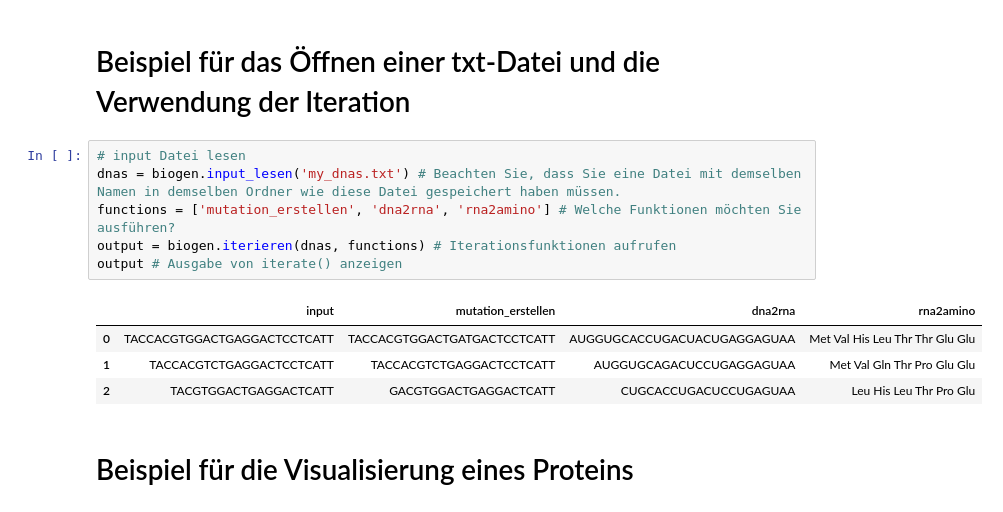
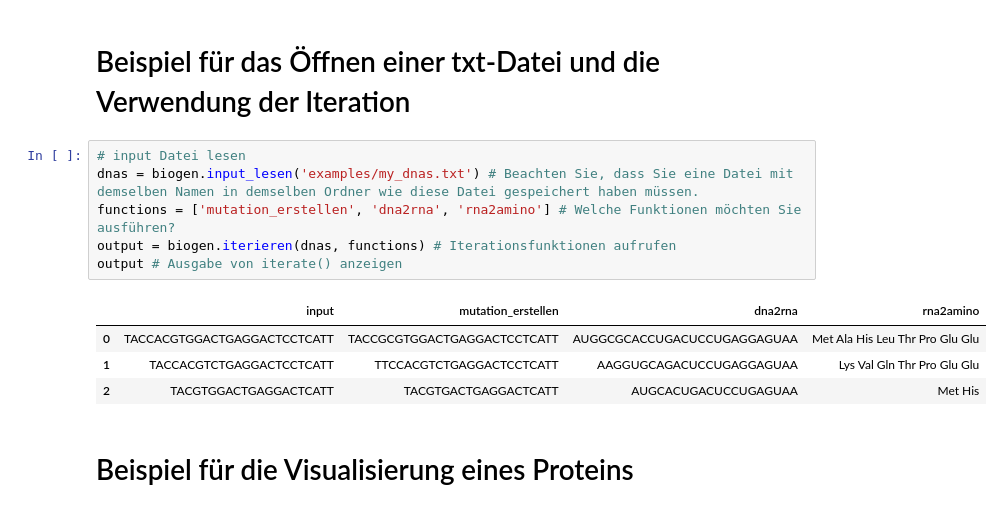
Before and after one commit to joanalnu/Genetics10, a Jupyter notebook: DE_Genetics10.ipynb, the cells around one changed output. Saved outputs shown, nothing was run; the diff lists cells and outputs as text.

```diff
--- a/DE_Genetics10.ipynb
+++ b/DE_Genetics10.ipynb
@@ -299,15 +313,15 @@ Difference in 15 base/amino
 # Beispiel für das Öffnen einer txt-Datei und die Verwendung der Iteration
 # %%
 # input Datei lesen
-dnas = biogen.input_lesen('my_dnas.txt') # Beachten Sie, dass Sie eine Datei mit demselben Namen in demselben Ordner wie diese Datei gespeichert haben müssen.
+dnas = biogen.input_lesen('examples/my_dnas.txt') # Beachten Sie, dass Sie eine Datei mit demselben Namen in demselben Ordner wie diese Datei gespeichert haben müssen.
 functions = ['mutation_erstellen', 'dna2rna', 'rna2amino'] # Welche Funktionen möchten Sie ausführen?
 output = biogen.iterieren(dnas, functions) # Iterationsfunktionen aufrufen
 output # Ausgabe von iterate() anzeigen
 # %% [output]
 |  | input | mutation_erstellen | dna2rna | rna2amino |
-| 0 | TACCACGTGGACTGAGGACTCCTCATT | TACCACGTGGACTGATGACTCCTCATT | AUGGUGCACCUGACUACUGAGGAGUAA | Met Val His Leu Thr Thr Glu Glu |
-| 1 | TACCACGTCTGAGGACTCCTCATT | TACCACGTCTGAGGACTCCTCATT | AUGGUGCAGACUCCUGAGGAGUAA | Met Val Gln Thr Pro Glu Glu |
-| 2 | TACGTGGACTGAGGACTCATT | GACGTGGACTGAGGACTCATT | CUGCACCUGACUCCUGAGUAA | Leu His Leu Thr Pro Glu |
+| 0 | TACCACGTGGACTGAGGACTCCTCATT | TACCGCGTGGACTGAGGACTCCTCATT | AUGGCGCACCUGACUCCUGAGGAGUAA | Met Ala His Leu Thr Pro Glu Glu |
+| 1 | TACCACGTCTGAGGACTCCTCATT | TTCCACGTCTGAGGACTCCTCATT | AAGGUGCAGACUCCUGAGGAGUAA | Lys Val Gln Thr Pro Glu Glu |
+| 2 | TACGTGGACTGAGGACTCATT | TACGTGACTGAGGACTCATT | AUGCACUGACUCCUGAGUAA | Met His |
 # %% [markdown]
 # Beispiel für die Visualisierung eines Proteins
 # %%
```
Also changed, not shown: parts of 3 cells of this notebook, 3 other files.
